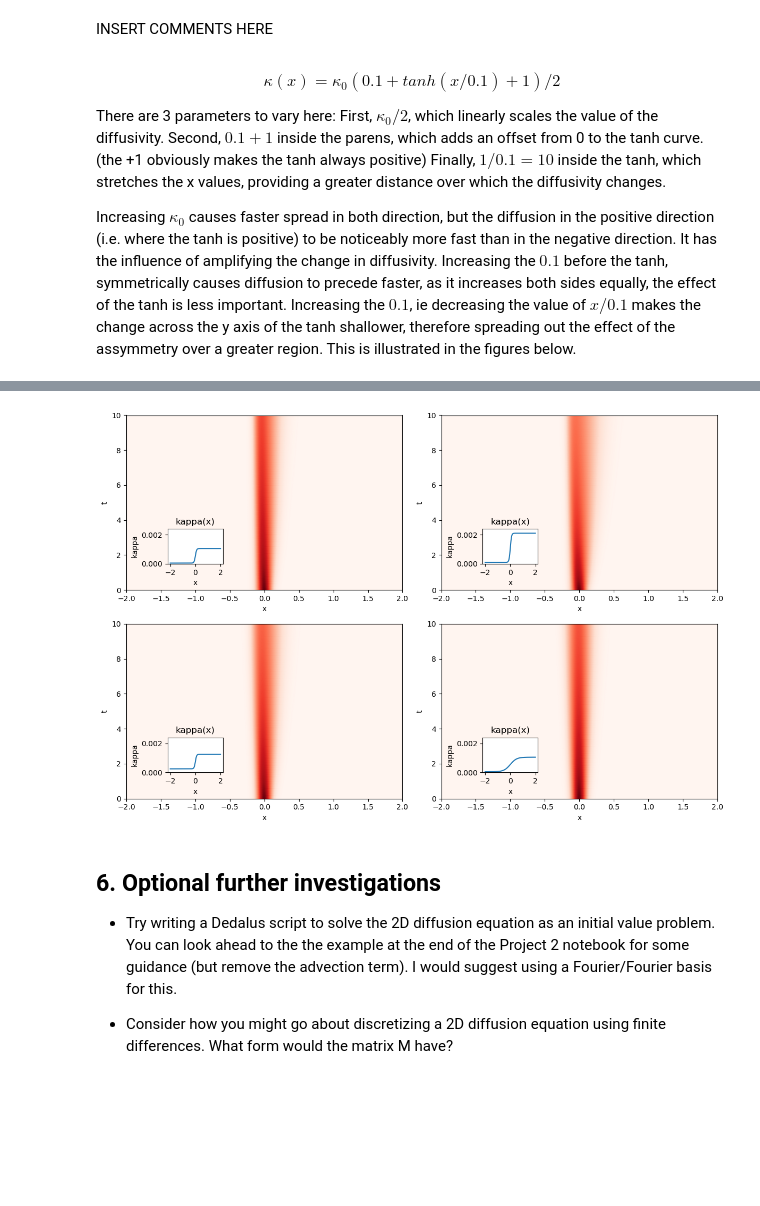
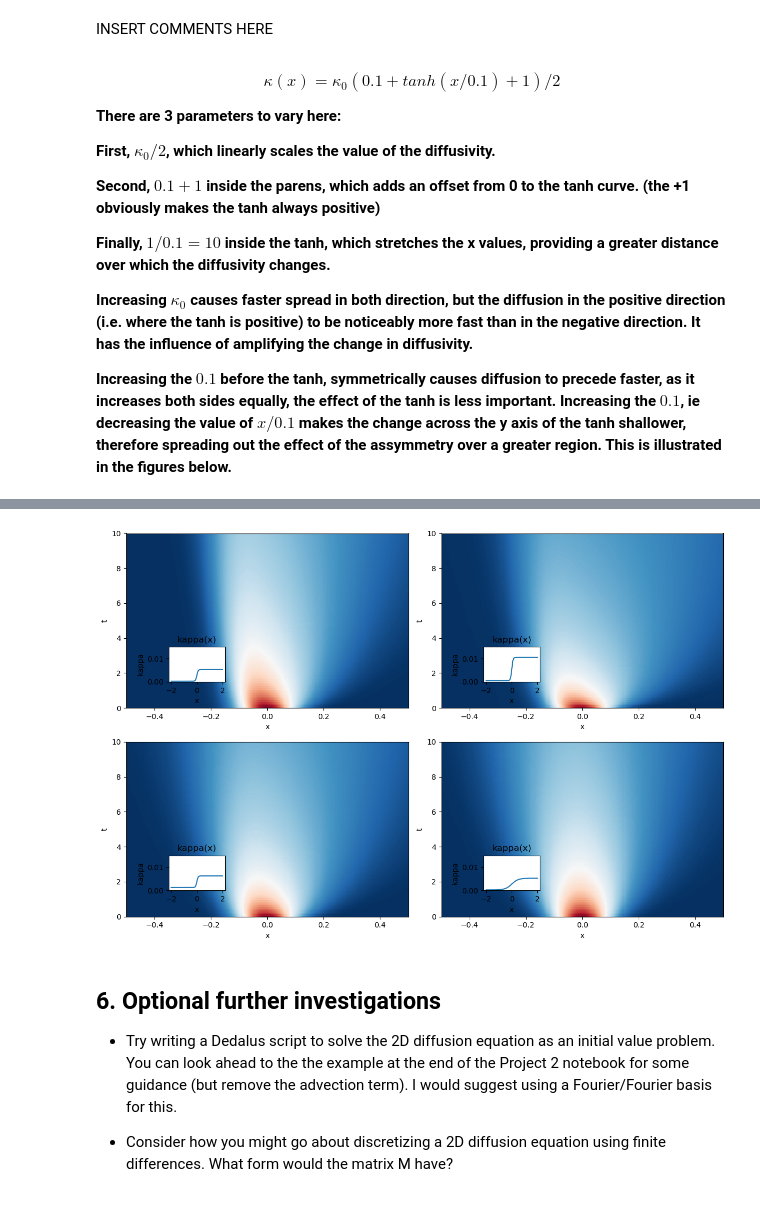
Before and after one commit to Sam0fc/QCES, a Jupyter notebook: Project1_dedalus.ipynb, the cells around one changed output, grey strips where cells are left out. Cells and saved outputs as stored; diff of their text form; code cells hidden in the pictures; blank space fills up the shorter version.

```diff
--- a/Project1_dedalus.ipynb
+++ b/Project1_dedalus.ipynb
@@ -572,14 +553,18 @@ INSERT COMMENTS HERE
 # %% [markdown]
 $$\kappa(x)=\kappa_0(0.1 + tanh(x/0.1)+1)/2$$
 
-There are 3 parameters to vary here:
-First, $\kappa_0/2$, which linearly scales the value of the diffusivity.
-Second, $0.1 + 1$ inside the parens, which adds an offset from 0 to the tanh curve. (the +1 obviously makes the tanh always positive)
-Finally, $1/0.1 = 10$ inside the tanh, which stretches the x values, providing a greater distance over which the diffusivity changes.
+**There are 3 parameters to vary here:**
 
-Increasing $\kappa_0$ causes faster spread in both direction, but the diffusion in the positive direction (i.e. where the tanh is positive) to be noticeably more fast than in the negative direction. It has the influence of amplifying the change in diffusivity.
-Increasing the $0.1$ before the tanh, symmetrically causes diffusion to precede faster, as it increases both sides equally, the effect of the tanh is less important.
-Increasing the $0.1$, ie decreasing the value of $x/0.1$ makes the change across the y axis of the tanh shallower, therefore spreading out the effect of the assymmetry over a greater region. This is illustrated in the figures below.
+**First, $\kappa_0/2$, which linearly scales the value of the diffusivity.**
+
+**Second, $0.1 + 1$ inside the parens, which adds an offset from 0 to the tanh curve. (the +1 obviously makes the tanh always positive)**
+
+**Finally, $1/0.1 = 10$ inside the tanh, which stretches the x values, providing a greater distance over which the diffusivity changes.**
+
+**Increasing $\kappa_0$ causes faster spread in both direction, but the diffusion in the positive direction (i.e. where the tanh is positive) to be noticeably more fast than in the negative direction. It has the influence of amplifying the change in diffusivity.**
+
+**Increasing the $0.1$ before the tanh, symmetrically causes diffusion to precede faster, as it increases both sides equally, the effect of the tanh is less important.**
+**Increasing the $0.1$, ie decreasing the value of $x/0.1$ makes the change across the y axis of the tanh shallower, therefore spreading out the effect of the assymmetry over a greater region. This is illustrated in the figures below.**
 # %%
 # Write a Dedalus script to solve the diffusion equation with a spatially-variable diffusivity
 # Load the required packages (these were loaded above and are inluded here for completeness)
@@ -590,20 +575,23 @@ import dedalus.public as dedalus
 import logging
 logger = logging.getLogger(__name__)
 
+
 results = []
+kappa_0=0.005
+Nx = 1024 # The number of gridpoints. Note that Fourier transforms are more efficient if this is a power of 2
+Lx = 2; # The domain size in x.  This should be large enough so that the solution goes to zero at the endpoints.
+x_start=-Lx; x_end=Lx # The starting and ending bounds on x
+# Create an x-coordinate, a corresponding basis, and a distributor
+xcoord = dedalus.Coordinate('x')
+dist = dedalus.Distributor(xcoord, dtype=np.float64) # No mesh for serial / automatic parallelization
+x_basis = dedalus.RealFourier(xcoord, size=Nx, bounds=(x_start, x_end))
+x = dist.local_grid(x_basis)
+
+
 # This script solves the forced diffusion equation with Dedlaus
 parameters =  [kappa_0 * (0.1 + np.tanh(x/0.1)+1)/2, 2 * kappa_0 * (0.1 + np.tanh(x/0.1)+1)/2,kappa_0 * (5* 0.1 + np.tanh(x/0.1)+1)/2,kappa_0 * (0.1 + np.tanh(x/(5*0.1))+1)/2]
 for parameter in parameters:   # Set some parameters for the problem to be solved
-    Nx = 1024 # The number of gridpoints. Note that Fourier transforms are more efficient if this is a power of 2
-    Lx = 2; # The domain size in x.  This should be large enough so that the solution goes to zero at the endpoints.
-    x_start=-Lx; x_end=Lx # The starting and ending bounds on x
-    kappa = 0.001 # set the diffusivity
 
-    # Create an x-coordinate, a corresponding basis, and a distributor
-    xcoord = dedalus.Coordinate('x')
-    dist = dedalus.Distributor(xcoord, dtype=np.float64) # No mesh for serial / automatic parallelization
-    x_basis = dedalus.RealFourier(xcoord, size=Nx, bounds=(x_start, x_end))
-    x = dist.local_grid(x_basis)
 
     # Set initial conditions
     c = dist.Field(name='c', bases=x_basis)
@@ -646,8 +634,8 @@ for parameter in parameters:   # Set some parameters for the problem to be solve
 fig, axs = plt.subplots(2, 2, figsize=(12, 8))
 
 for index,( ax, (t_save, c_save)) in enumerate(zip(axs.flatten(), results)):
-    ax.pcolormesh(x.ravel(), np.array(t_save), np.array(c_save), cmap=cm.Reds, shading='gouraud', rasterized=True)
-    ax.set_xlim(x_start, x_end)
+    ax.pcolormesh(x.ravel(), np.array(t_save), np.array(c_save), cmap=cm.RdBu_r, shading='nearest', rasterized=True)
+    ax.set_xlim(-0.5, 0.5)
     ax.set_ylim(0, solver.stop_sim_time)
     ax.set_xlabel('x')
     ax.set_ylabel('t')
@@ -658,7 +646,7 @@ for index,( ax, (t_save, c_save)) in enumerate(zip(axs.flatten(), results)):
     inset_ax.set_title('kappa(x)')
     inset_ax.set_xlabel('x')
     inset_ax.set_ylabel('kappa')
-    inset_ax.set_ylim(0, 0.0024)
+    inset_ax.set_ylim(0, 0.015)
 
 plt.tight_layout()
 plt.show()
@@ -676,4 +664,4 @@ plt.show()
-[figure, old version]
+[figure, new version]
 # %% [markdown]
 ## 6. Optional further investigations
 
```
Also changed, not shown: parts of 7 cells of this notebook, 5 other files.
